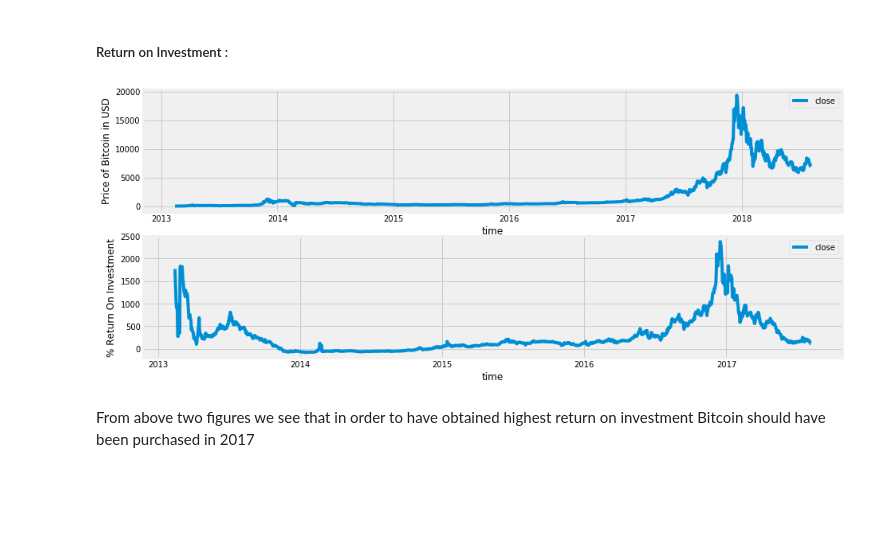
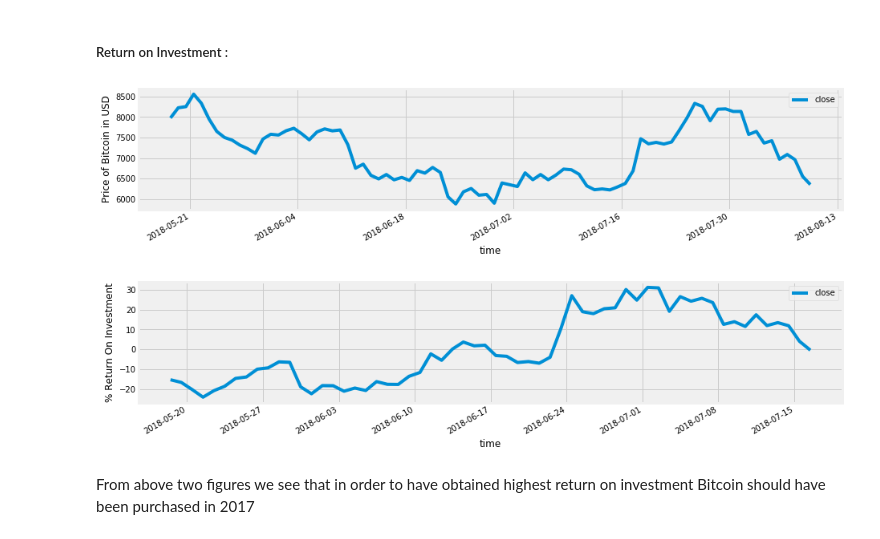
Before and after one commit to Prakhar-FF13/Bitcoin-Prediction, a Jupyter notebook: Bitcoin Price Prediction.ipynb, the cells around one changed output. Drawn from its saved outputs; the diff is of its cells as text; code cells hidden in the pictures; blank space fills up the shorter version.

Commit message:
Changing the data from daily to hourly

```diff
--- a/Bitcoin Price Prediction.ipynb
+++ b/Bitcoin Price Prediction.ipynb
@@ -44,7 +45,7 @@ plt.style.use('fivethirtyeight')
 # %% [markdown]
 ## Getting the dataset using the API :
 # %%
-json_data = requests.post("https://min-api.cryptocompare.com/data/histoday?fsym=BTC&tsym=USD&limit=2000").json()
+json_data = requests.post("https://min-api.cryptocompare.com/data/histohour?fsym=BTC&tsym=USD&limit=2000").json()
 # %%
 data = pd.DataFrame(json_data['Data'])
 data.tail()
@@ -224,4 +219,6 @@ December and January seem to be the month when the price of Bitcoin is the highe
 # %%
-df.index = df['time'].dt.strftime("%Y-%m-%d")
+df = data[['time', 'close']]
+df.index = df['time'].dt.strftime("%Y-%m-%d-%H:%M:%S")
+df.index = pd.to_datetime(df.index)
 df.head()
 # %% [output]
@@ -249,15 +246,15 @@ df = pd.DataFrame(df)
 ##### Return on Investment :
 # %%
 df = df.asfreq('D', method='pad')
-ROI = 100 * (df.tshift(-365) / df - 1)
+ROI = 100 * (df.tshift(-24) / df - 1)
 fig, ax = plt.subplots(nrows=2)
-df.plot(figsize=(14,6), ax=ax[0])
-ROI.plot(figsize=(14,6), ax=ax[1])
+df.plot(figsize=(14,8), ax=ax[0])
+ROI.plot(figsize=(14,8), ax=ax[1])
 ax[0].set_ylabel("Price of Bitcoin in USD")
 ax[1].set_ylabel("% Return On Investment")
-plt.subplots_adjust(bottom = 0.1)
+plt.subplots_adjust(hspace = 0.6)
 plt.show()
 # %% [output]
-[figure, old version]
+[figure, new version]
 # %% [markdown]
 From above two figures we see that in order to have obtained highest return on investment Bitcoin should have been purchased in 2017
```
Also changed, not shown: parts of 23 cells of this notebook.
